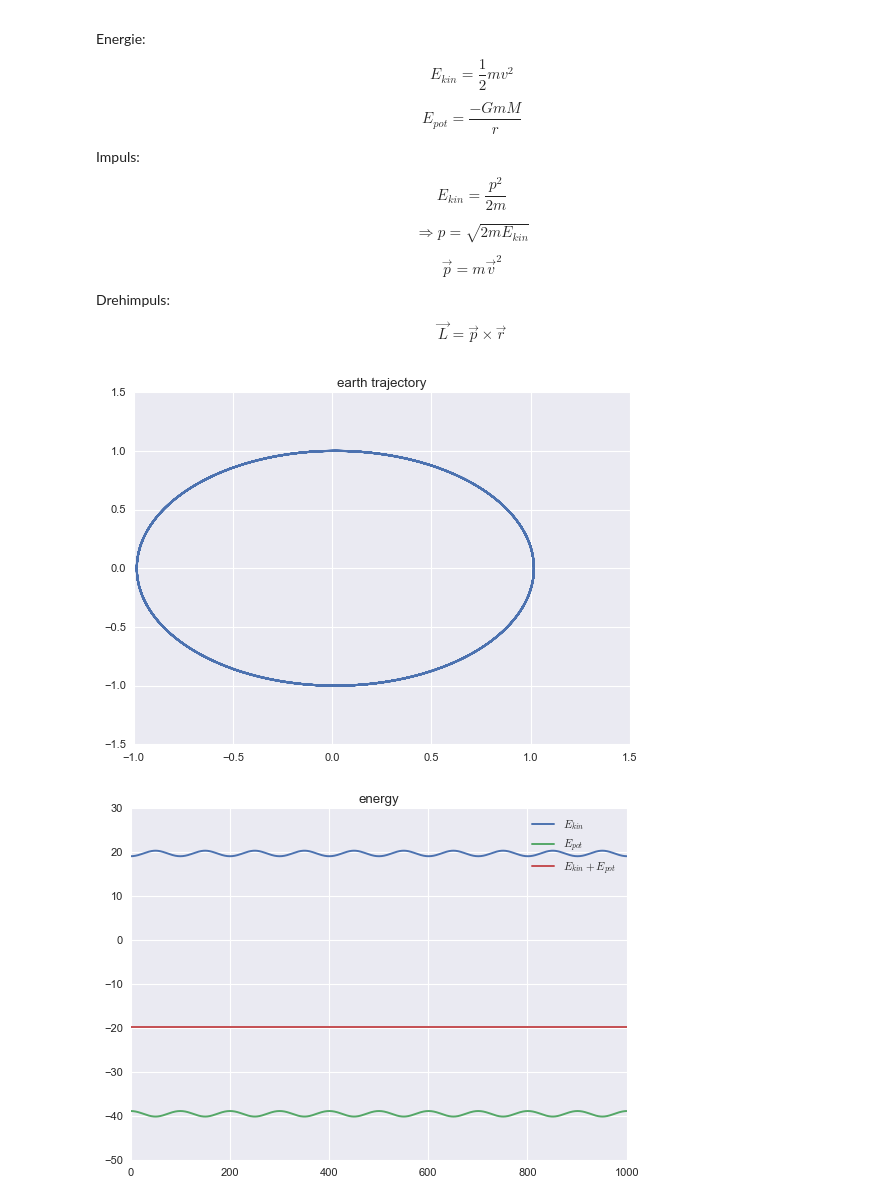
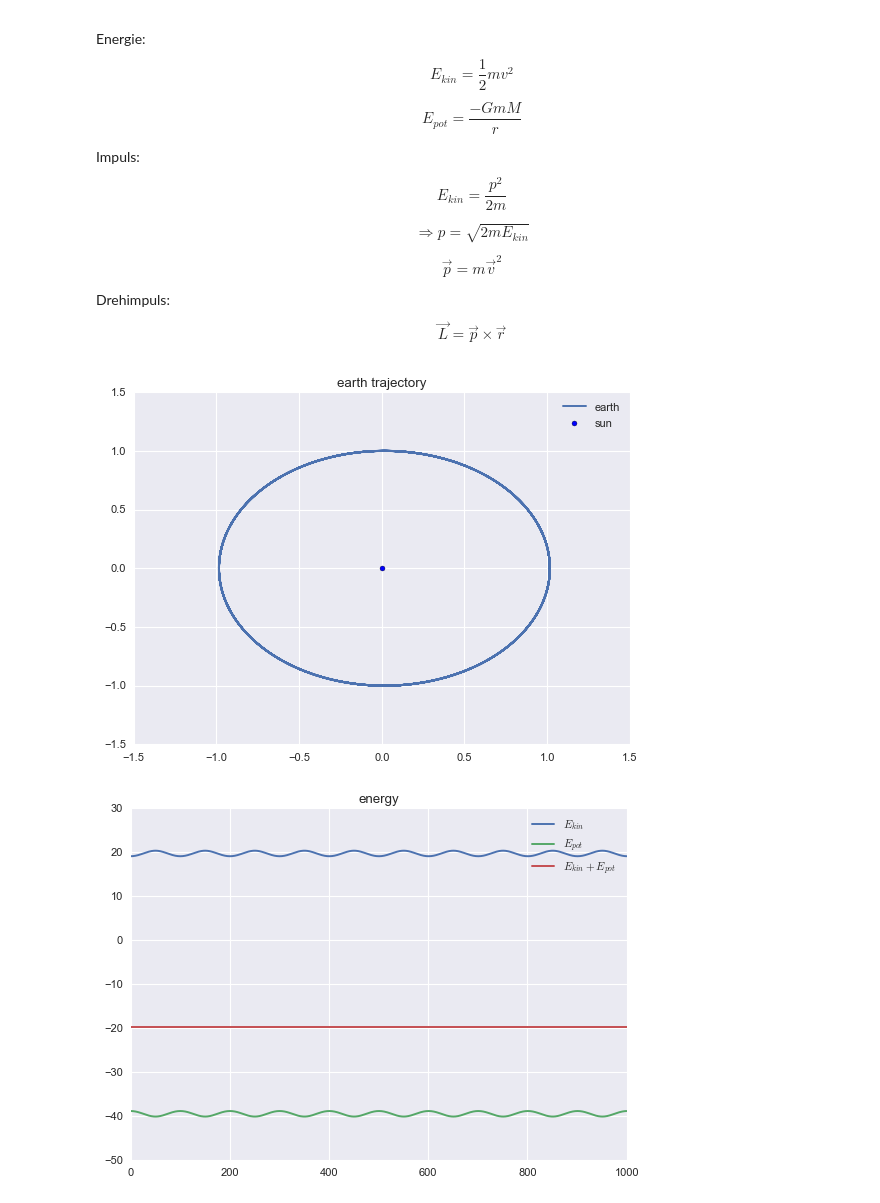
Before and after one commit to EkaterinaKasina/modellbildung_simulation, a Jupyter notebook: Blatt2/Abgabe2.ipynb, the cells around one changed output. Saved outputs shown, nothing was run; the diff lists cells and outputs as text; code cells hidden in the pictures.

```diff
--- a/Blatt2/Abgabe2.ipynb
+++ b/Blatt2/Abgabe2.ipynb
@@ -192,22 +172,24 @@ def trajectory_leapfrog(ode, r, v, t_start, t_end , h):
 # %%
 # initial x,y position for earth
 r = np.array([1.4960*10**11,0])
 v = np.array([0,29.8*10**2])
 
 #test coordinates
 r = np.array([1.017, 0.0])
 v = np.array([0.0, 6.179])
 
 t, h = 0.0, 0.01
 t_start = 0.
 t_end = 10
 sol, e_kin, e_pot, p, L = trajectory_leapfrog(earth, r, v, t_start, t_end, h)
+
+plt.plot(sol[:,0],sol[:,1])
+plt.scatter(0,0)
+plt.legend(['earth','sun'])
+plt.title('earth trajectory')
+plt.show()
+# %% [output]
+[figure, added]
-# %%
-plt.plot(sol[:,0],sol[:,1])
-plt.title('earth trajectory')
-plt.show()
-# %% [output]
-[figure, removed]
 # %%
 plt.plot(e_kin)
 plt.title('energy')
```
Also changed, not shown: parts of 3 cells of this notebook.
